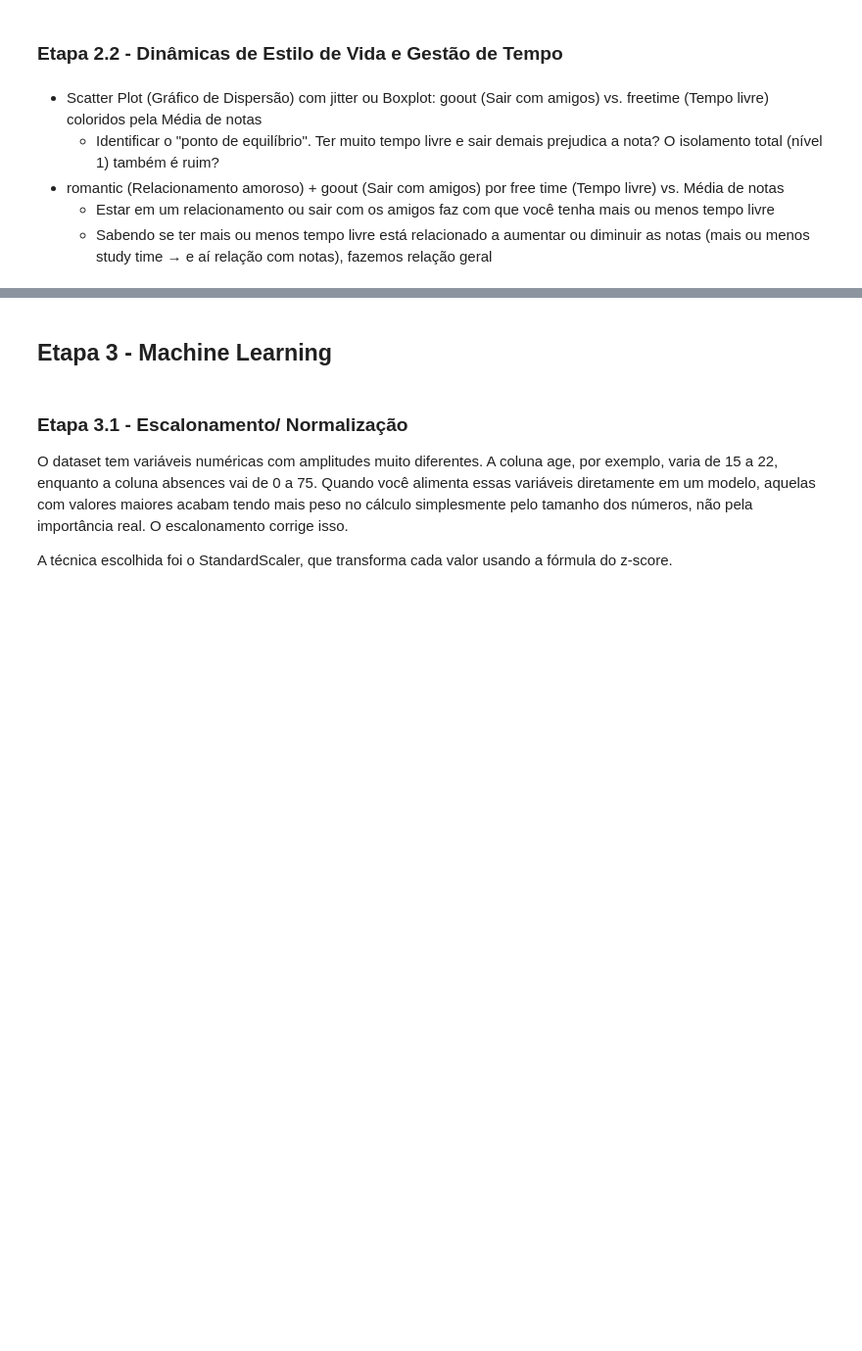
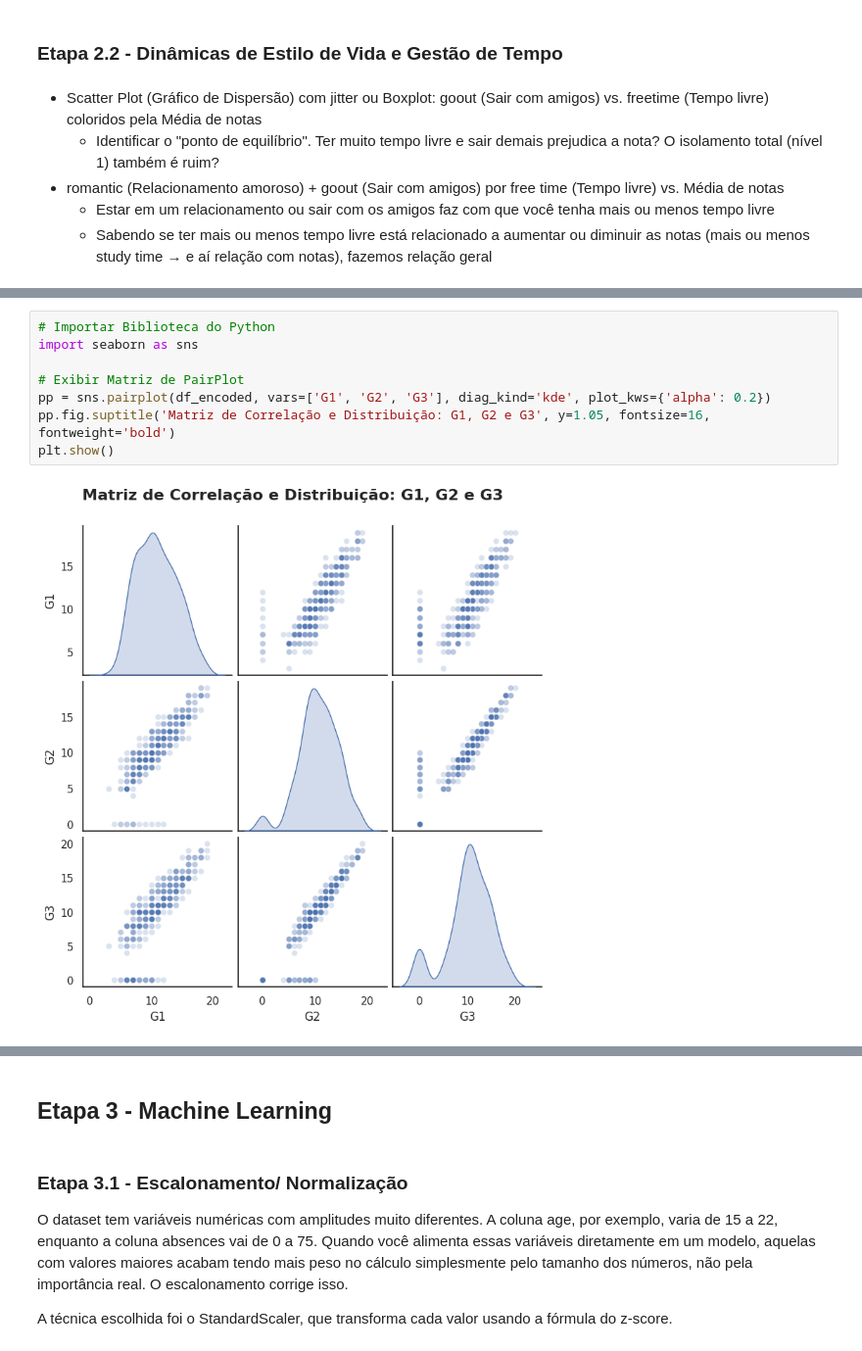
Before and after one commit to felipekenjidev/performance-estudantes, a Jupyter notebook: miniprojetods_performance_estudantes.ipynb, the cells around one changed output, grey strips where cells are left out. Shown at 98% size. Cells and saved outputs as stored; diff of their text form; blank space fills up the shorter version.

```diff
--- a/miniprojetods_performance_estudantes.ipynb
+++ b/miniprojetods_performance_estudantes.ipynb
@@ -487,0 +550,10 @@ Fatores diretos (baseado em ranking de correlações com nota): failures, goout,
+# %%
+# Importar Biblioteca do Python
+import seaborn as sns
+
+# Exibir Matriz de PairPlot
+pp = sns.pairplot(df_encoded, vars=['G1', 'G2', 'G3'], diag_kind='kde', plot_kws={'alpha': 0.2})
+pp.fig.suptitle('Matriz de Correlação e Distribuição: G1, G2 e G3', y=1.05, fontsize=16, fontweight='bold')
+plt.show()
+# %% [output]
+[figure, added]
```
Also changed, not shown: parts of 8 cells of this notebook.
